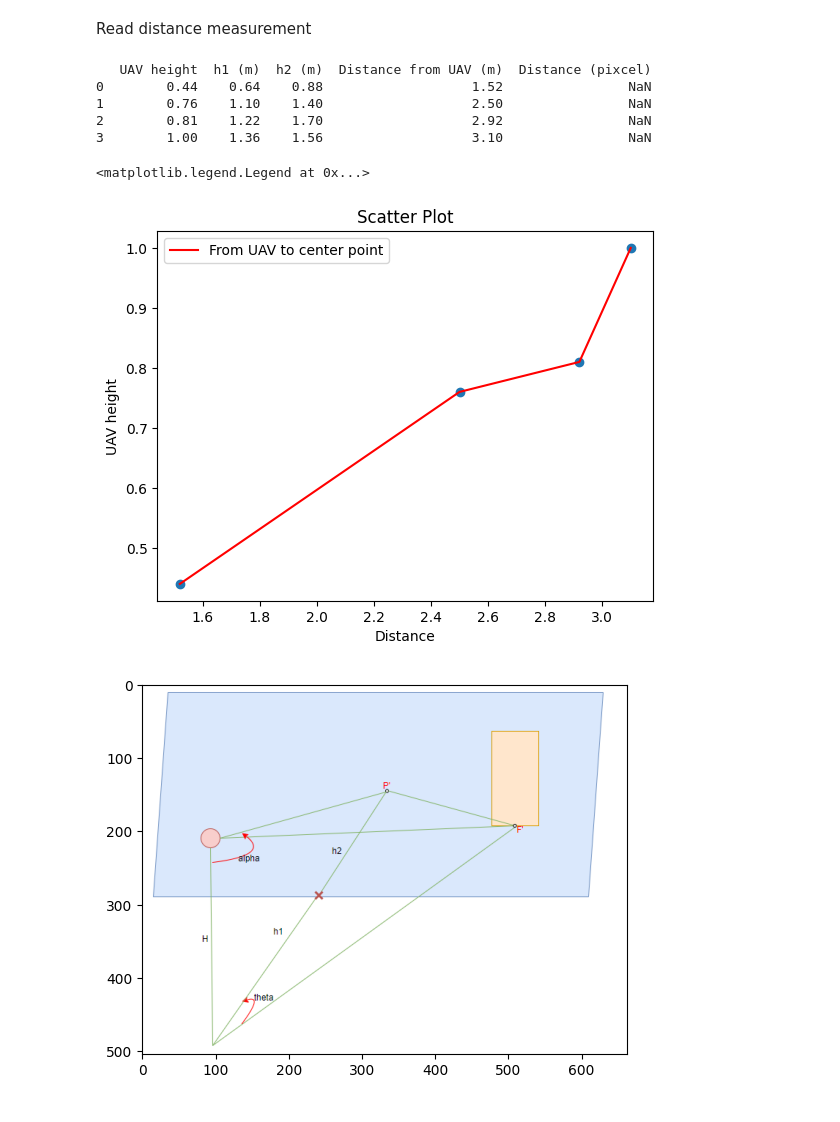
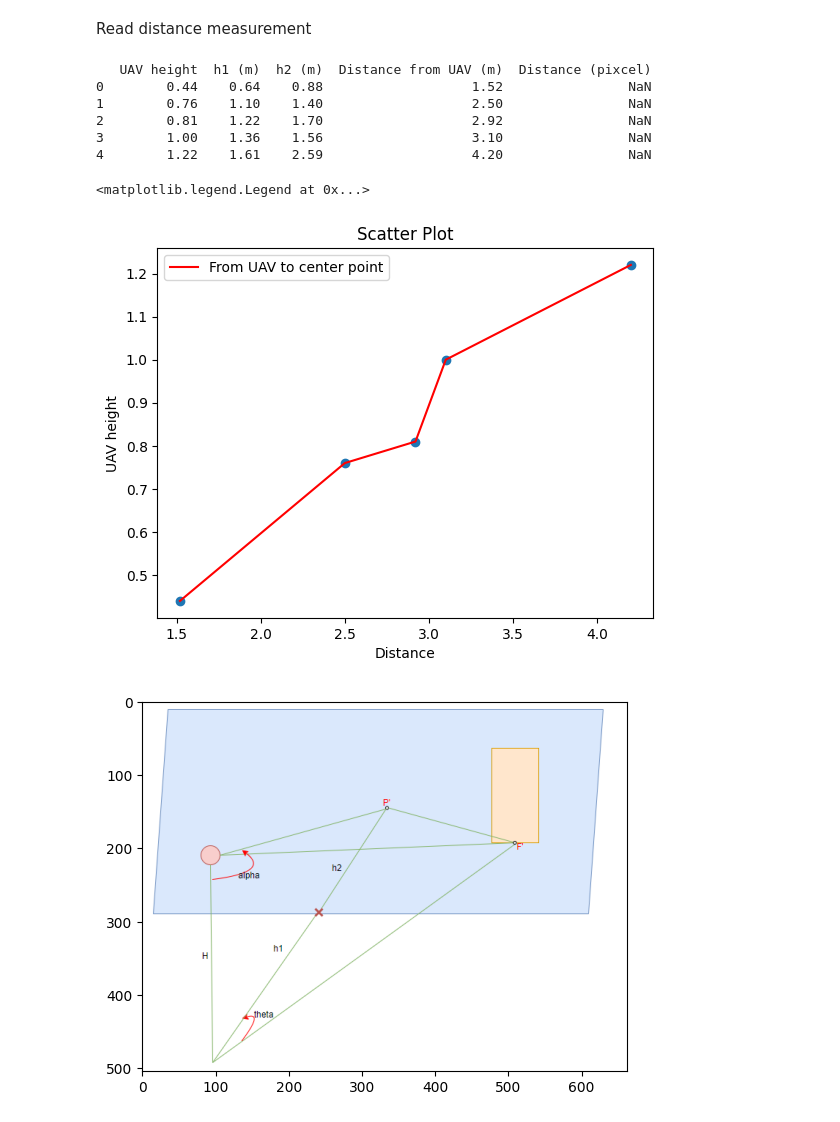
Before and after one commit to nhchung11/Distance-estimation-based-on-one-camera, a Jupyter notebook: main/Distance.ipynb, the cells around one changed output. Cells and saved outputs as stored; diff of their text form; code cells hidden in the pictures.

Commit message:
modify image

```diff
--- a/main/Distance.ipynb
+++ b/main/Distance.ipynb
@@ -157,25 +159,26 @@ theta = 17.931072830423698 degree
 # %% [markdown]
 Read distance measurement
 # %%
-df = pd.read_csv(r'D:\python\Distance_measurement\scripts\real_distance.csv')
+df = pd.read_csv(r'D:\python\Distance_measurement\scripts\visualize\real_distance.csv')
 # To display the first 5 rows of the dataframe
 print(df.iloc[:, :5])
 y_val = df.iloc[:, 0]
 x_val = df.iloc[:, 3]
 plt.scatter(x_val, y_val)
 # Draw a red line connecting the dots
 plt.plot(x_val, y_val, color='red', label = "From UAV to center point")
 # Add labels and title
 plt.xlabel('Distance')
 plt.ylabel('UAV height')
 plt.title('Scatter Plot')
 plt.legend()
 # %% [output]
    UAV height  h1 (m)  h2 (m)  Distance from UAV (m)  Distance (pixcel)
 0        0.44    0.64    0.88                   1.52                NaN
 1        0.76    1.10    1.40                   2.50                NaN
 2        0.81    1.22    1.70                   2.92                NaN
 3        1.00    1.36    1.56                   3.10                NaN
+4        1.22    1.61    2.59                   4.20                NaN
 <matplotlib.legend.Legend at 0x...>
-[figure, old version]
+[figure, new version]
 # %%
```
Also changed, not shown: parts of 9 cells of this notebook, 10 other files.
